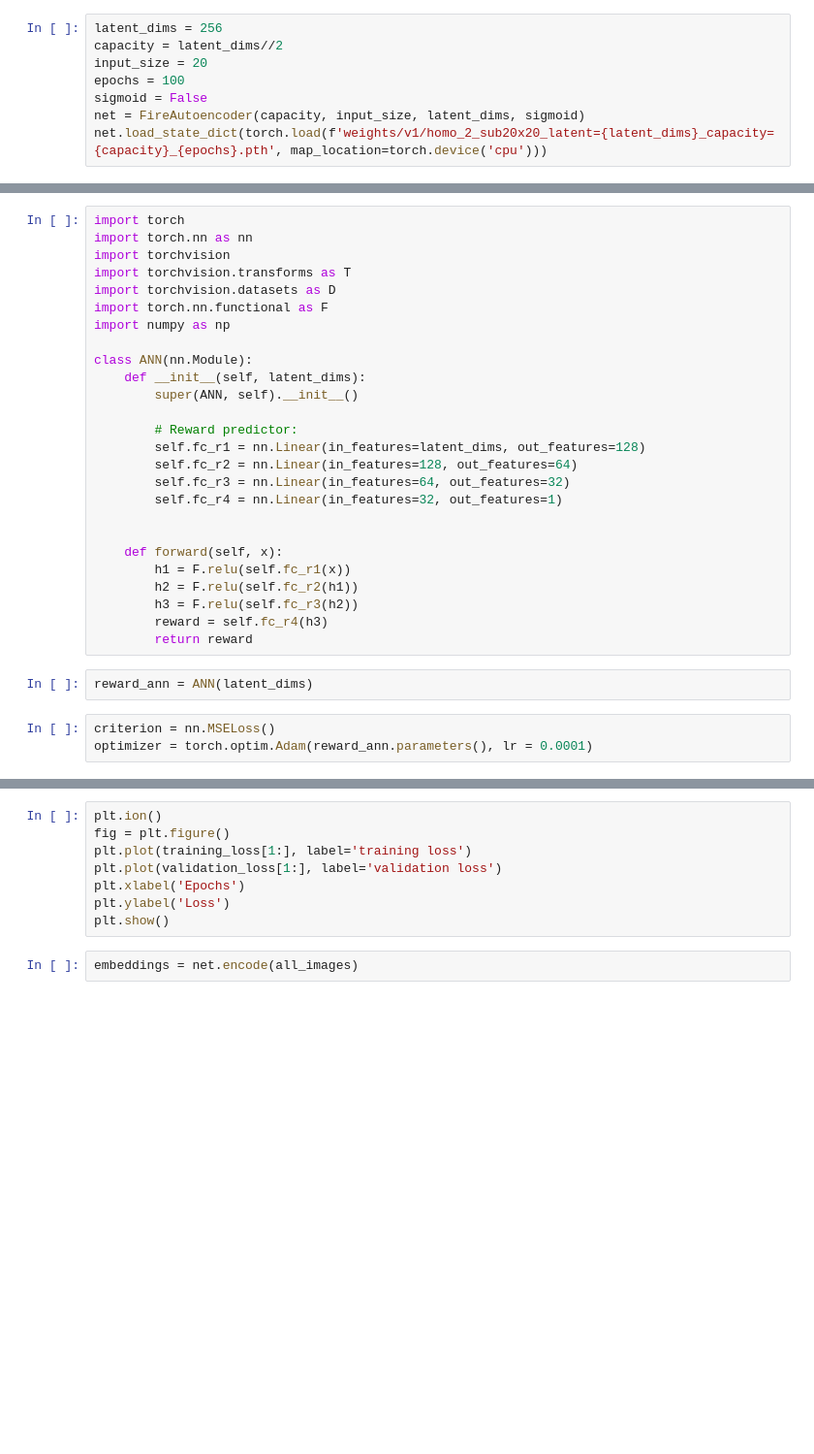
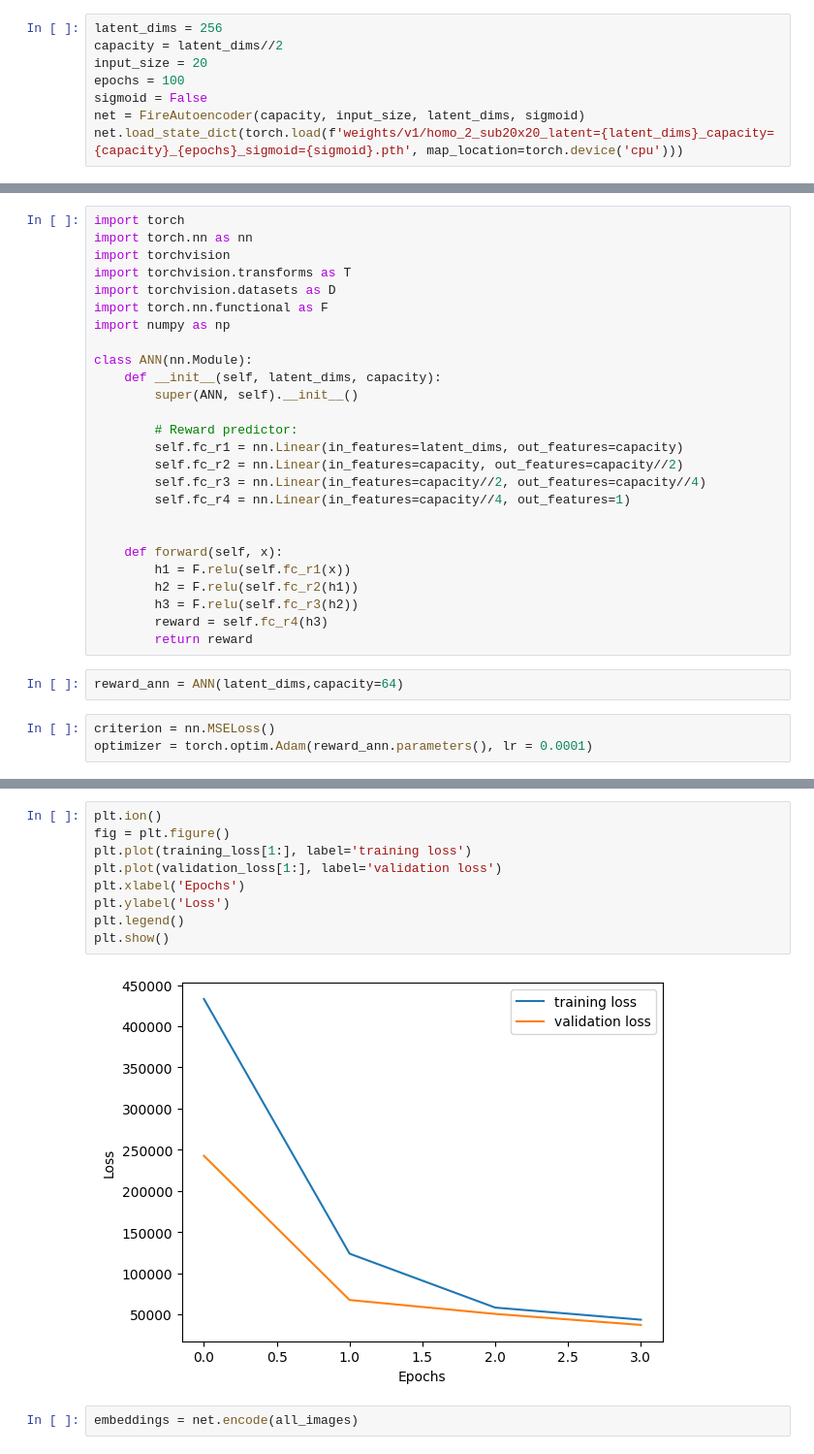
Before and after one commit to lucasmurray97/fireEncoder, a Jupyter notebook: jupyters/ann_fit.ipynb, the cells around one changed output, grey strips where cells are left out. Shown at 97% size. Drawn from its saved outputs; the diff is of its cells as text; blank space fills up the shorter version.

```diff
--- a/jupyters/ann_fit.ipynb
+++ b/jupyters/ann_fit.ipynb
@@ -27,7 +27,7 @@ input_size = 20
 epochs = 100
 sigmoid = False
 net = FireAutoencoder(capacity, input_size, latent_dims, sigmoid)
-net.load_state_dict(torch.load(f'weights/v1/homo_2_sub20x20_latent={latent_dims}_capacity={capacity}_{epochs}.pth', map_location=torch.device('cpu')))
+net.load_state_dict(torch.load(f'weights/v1/homo_2_sub20x20_latent={latent_dims}_capacity={capacity}_{epochs}_sigmoid={sigmoid}.pth', map_location=torch.device('cpu')))
 # %% [output]
 <All keys matched successfully>
 # %%
@@ -53,14 +53,14 @@ import torch.nn.functional as F
 import numpy as np
 
 class ANN(nn.Module):
-    def __init__(self, latent_dims):
+    def __init__(self, latent_dims, capacity):
         super(ANN, self).__init__()
 
         # Reward predictor:
-        self.fc_r1 = nn.Linear(in_features=latent_dims, out_features=128)
-        self.fc_r2 = nn.Linear(in_features=128, out_features=64)
-        self.fc_r3 = nn.Linear(in_features=64, out_features=32)
-        self.fc_r4 = nn.Linear(in_features=32, out_features=1)
+        self.fc_r1 = nn.Linear(in_features=latent_dims, out_features=capacity)
+        self.fc_r2 = nn.Linear(in_features=capacity, out_features=capacity//2)
+        self.fc_r3 = nn.Linear(in_features=capacity//2, out_features=capacity//4)
+        self.fc_r4 = nn.Linear(in_features=capacity//4, out_features=1)
 
 
     def forward(self, x):
@@ -70,7 +70,7 @@ class ANN(nn.Module):
         reward = self.fc_r4(h3)
         return reward
 # %%
-reward_ann = ANN(latent_dims)
+reward_ann = ANN(latent_dims,capacity=64)
 # %%
 criterion = nn.MSELoss()
 optimizer = torch.optim.Adam(reward_ann.parameters(), lr = 0.0001)
@@ -129,11 +123,14 @@ Epoch [30/50], Validation Loss: 3299.4607
 # %%
 plt.ion()
 fig = plt.figure()
 plt.plot(training_loss[1:], label='training loss')
 plt.plot(validation_loss[1:], label='validation loss')
 plt.xlabel('Epochs')
 plt.ylabel('Loss')
+plt.legend()
 plt.show()
+# %% [output]
+[figure, added]
 # %%
 embeddings = net.encode(all_images)
 # %%
```
Also changed, not shown: parts of 7 cells of this notebook, 44 other files.
